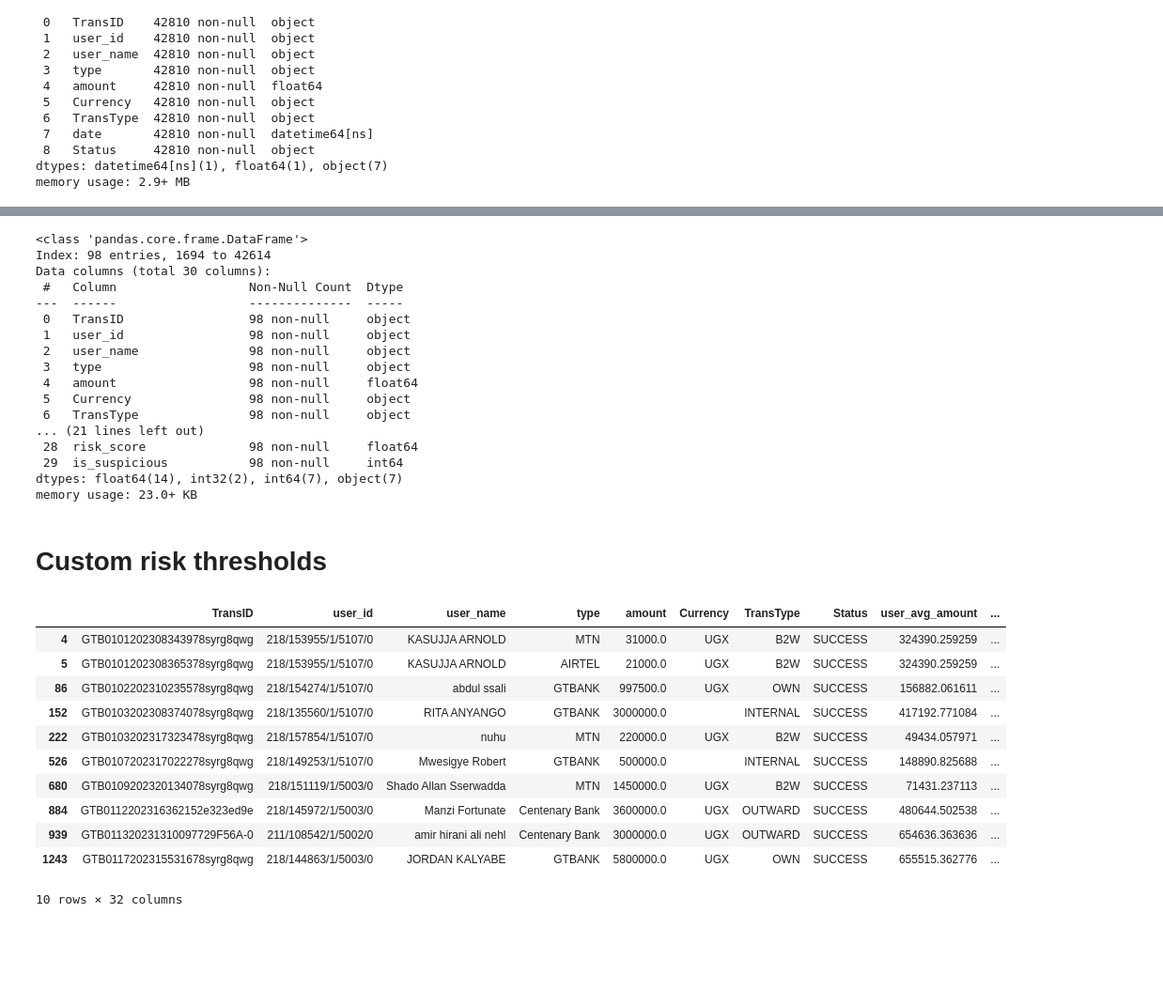
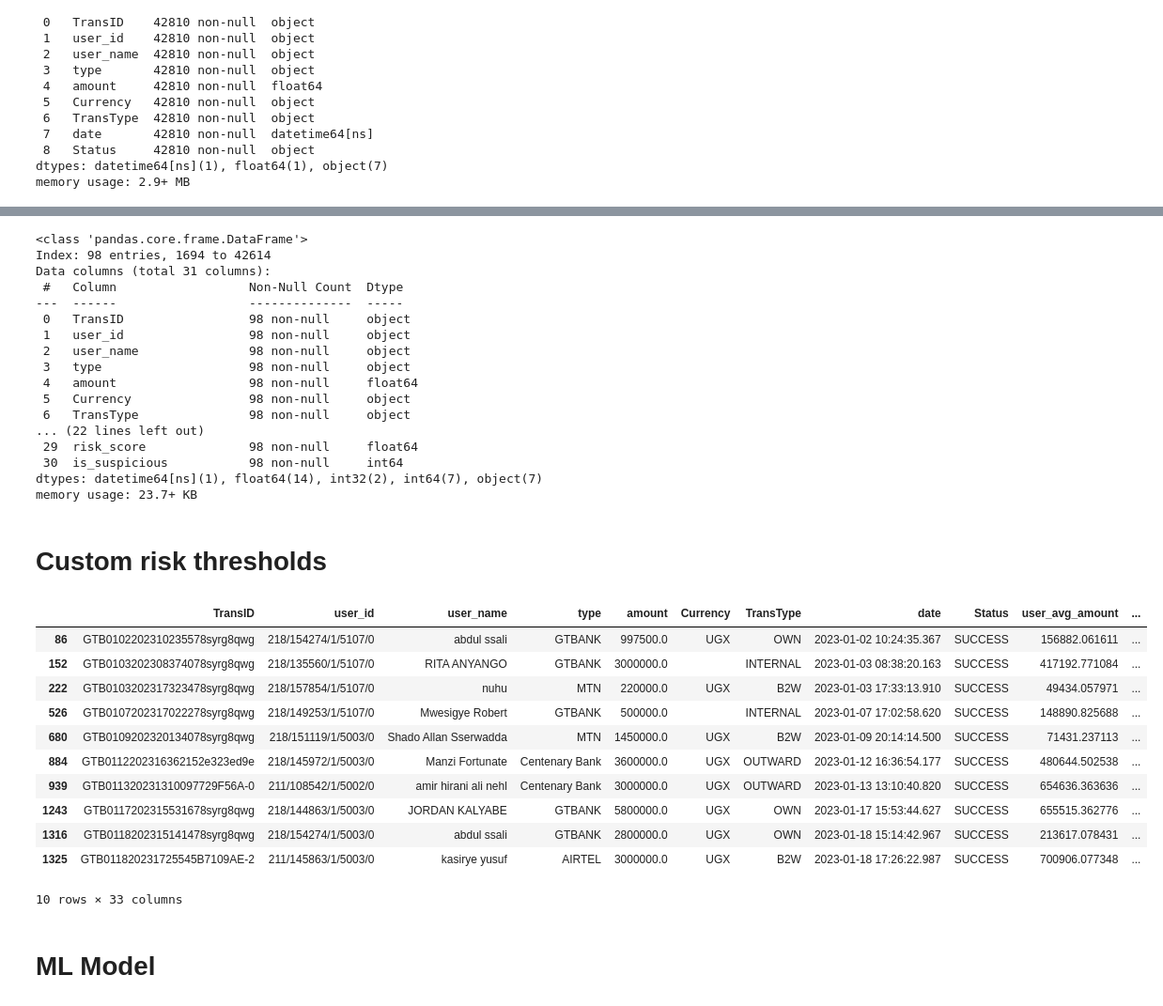
Before and after one commit to patrickhamzaokello/ColabFavourites, a Jupyter notebook: GtbankFraud1.ipynb, the cells around one changed output, grey strips where cells are left out. Shown: that part at 94% size. Saved outputs shown, nothing was run; the diff lists cells and outputs as text; code cells hidden in the pictures; blank space fills up the shorter version.

```diff
--- a/GtbankFraud1.ipynb
+++ b/GtbankFraud1.ipynb
@@ -76,7 +76,7 @@ def engineer_fraud_features(df, user_baselines=None, risk_thresholds=None):
     Create features for fraud detection and flag suspicious transactions.
 
     Parameters:
-    df: DataFrame with columns [transaction_id, date, amount, user_id, type, is_fraud]
+    df: DataFrame with columns [transaction_id, date, amount, user_id, type, is_suspicious]
     user_baselines: dict with user-specific thresholds (optional)
     risk_thresholds: dict with risk scoring thresholds (optional)
 
@@ -120,6 +120,10 @@ def engineer_fraud_features(df, user_baselines=None, risk_thresholds=None):
     def count_recent_tx(group, hours=24):
         # Reset index to access 'date' as a column
         group = group.reset_index(drop=True)
+
+        if len(group) == 1:
+            return pd.Series([0])
+
         def count_for_row(row):
             time_window = row['date'] - timedelta(hours=hours)
             return len(group[(group['date'] <= row['date']) &
@@ -144,6 +148,9 @@ def engineer_fraud_features(df, user_baselines=None, risk_thresholds=None):
     def amount_velocity(group, hours=24):
         # Reset index to access 'date' as a column
         group = group.reset_index(drop=True)
+        if len(group) == 1:
+            return pd.Series([0])
+
         def velocity_for_row(row):
             time_window = row['date'] - timedelta(hours=hours)
             recent_amount = group[(group['date'] <= row['date']) &
@@ -206,7 +213,7 @@ def engineer_fraud_features(df, user_baselines=None, risk_thresholds=None):
                 features.loc[mask & (features['is_allowed_type'] == 0), 'is_suspicious'] = 1
 
     # Drop intermediate columns
-    features = features.drop(['date', 'user_preferred_type'], axis=1)
+    features = features.drop(['user_preferred_type'], axis=1)
 
     return features
 # %%
@@ -255,7 +266,7 @@ suspicious_tx.info()
 # %% [output]
 <class 'pandas.core.frame.DataFrame'>
 Index: 98 entries, 1694 to 42614
-Data columns (total 30 columns):
+Data columns (total 31 columns):
  #   Column                  Non-Null Count  Dtype
 ---  ------                  --------------  -----
  0   TransID                 98 non-null     object
@@ -265,11 +276,11 @@ Data columns (total 30 columns):
  4   amount                  98 non-null     float64
  5   Currency                98 non-null     object
  6   TransType               98 non-null     object
-... (21 lines left out)
- 28  risk_score              98 non-null     float64
- 29  is_suspicious           98 non-null     int64
-dtypes: float64(14), int32(2), int64(7), object(7)
-memory usage: 23.0+ KB
+... (22 lines left out)
+ 29  risk_score              98 non-null     float64
+ 30  is_suspicious           98 non-null     int64
+dtypes: datetime64[ns](1), float64(14), int32(2), int64(7), object(7)
+memory usage: 23.7+ KB
 # %% [markdown]
 # Custom risk thresholds
 # %%
@@ -289,26 +300,28 @@ user_baselines = {
     }
 }
 
-features = engineer_fraud_features(
+features_more = engineer_fraud_features(
     selected_df,
     user_baselines=user_baselines,
     risk_thresholds=risk_thresholds
 )
 # %%
 # View suspicious transactions
-suspicious_tx = features[features['is_suspicious'] == 1]
+suspicious_tx = features_more[features_more['is_suspicious'] == 1]
 
 suspicious_tx.head(10)
 # %% [output]
-|  | TransID | user_id | user_name | type | amount | Currency | TransType | Status | user_avg_amount | ... |
-| 4 | GTB0101202308343978syrg8qwg | 218/153955/1/5107/0 | KASUJJA ARNOLD | MTN | 31000.0 | UGX | B2W | SUCCESS | 324390.259259 | ... |
-| 5 | GTB0101202308365378syrg8qwg | 218/153955/1/5107/0 | KASUJJA ARNOLD | AIRTEL | 21000.0 | UGX | B2W | SUCCESS | 324390.259259 | ... |
-| 86 | GTB0102202310235578syrg8qwg | 218/154274/1/5107/0 | abdul ssali | GTBANK | 997500.0 | UGX | OWN | SUCCESS | 156882.061611 | ... |
-| 152 | GTB0103202308374078syrg8qwg | 218/135560/1/5107/0 | RITA ANYANGO | GTBANK | 3000000.0 |  | INTERNAL | SUCCESS | 417192.771084 | ... |
-| 222 | GTB0103202317323478syrg8qwg | 218/157854/1/5107/0 | nuhu | MTN | 220000.0 | UGX | B2W | SUCCESS | 49434.057971 | ... |
-| 526 | GTB0107202317022278syrg8qwg | 218/149253/1/5107/0 | Mwesigye Robert | GTBANK | 500000.0 |  | INTERNAL | SUCCESS | 148890.825688 | ... |
-| 680 | GTB0109202320134078syrg8qwg | 218/151119/1/5003/0 | Shado Allan Sserwadda | MTN | 1450000.0 | UGX | B2W | SUCCESS | 71431.237113 | ... |
-| 884 | GTB0112202316362152e323ed9e | 218/145972/1/5003/0 | Manzi Fortunate | Centenary Bank | 3600000.0 | UGX | OUTWARD | SUCCESS | 480644.502538 | ... |
-| 939 | GTB011320231310097729F56A-0 | 211/108542/1/5002/0 | amir hirani ali nehl | Centenary Bank | 3000000.0 | UGX | OUTWARD | SUCCESS | 654636.363636 | ... |
-| 1243 | GTB0117202315531678syrg8qwg | 218/144863/1/5003/0 | JORDAN KALYABE | GTBANK | 5800000.0 | UGX | OWN | SUCCESS | 655515.362776 | ... |
+|  | TransID | user_id | user_name | type | amount | Currency | TransType | date | Status | user_avg_amount | ... |
+| 86 | GTB0102202310235578syrg8qwg | 218/154274/1/5107/0 | abdul ssali | GTBANK | 997500.0 | UGX | OWN | 2023-01-02 10:24:35.367 | SUCCESS | 156882.061611 | ... |
+| 152 | GTB0103202308374078syrg8qwg | 218/135560/1/5107/0 | RITA ANYANGO | GTBANK | 3000000.0 |  | INTERNAL | 2023-01-03 08:38:20.163 | SUCCESS | 417192.771084 | ... |
+| 222 | GTB0103202317323478syrg8qwg | 218/157854/1/5107/0 | nuhu | MTN | 220000.0 | UGX | B2W | 2023-01-03 17:33:13.910 | SUCCESS | 49434.057971 | ... |
+| 526 | GTB0107202317022278syrg8qwg | 218/149253/1/5107/0 | Mwesigye Robert | GTBANK | 500000.0 |  | INTERNAL | 2023-01-07 17:02:58.620 | SUCCESS | 148890.825688 | ... |
+| 680 | GTB0109202320134078syrg8qwg | 218/151119/1/5003/0 | Shado Allan Sserwadda | MTN | 1450000.0 | UGX | B2W | 2023-01-09 20:14:14.500 | SUCCESS | 71431.237113 | ... |
+| 884 | GTB0112202316362152e323ed9e | 218/145972/1/5003/0 | Manzi Fortunate | Centenary Bank | 3600000.0 | UGX | OUTWARD | 2023-01-12 16:36:54.177 | SUCCESS | 480644.502538 | ... |
+| 939 | GTB011320231310097729F56A-0 | 211/108542/1/5002/0 | amir hirani ali nehl | Centenary Bank | 3000000.0 | UGX | OUTWARD | 2023-01-13 13:10:40.820 | SUCCESS | 654636.363636 | ... |
+| 1243 | GTB0117202315531678syrg8qwg | 218/144863/1/5003/0 | JORDAN KALYABE | GTBANK | 5800000.0 | UGX | OWN | 2023-01-17 15:53:44.627 | SUCCESS | 655515.362776 | ... |
+| 1316 | GTB0118202315141478syrg8qwg | 218/154274/1/5003/0 | abdul ssali | GTBANK | 2800000.0 | UGX | OWN | 2023-01-18 15:14:42.967 | SUCCESS | 213617.078431 | ... |
+| 1325 | GTB011820231725545B7109AE-2 | 211/145863/1/5003/0 | kasirye yusuf | AIRTEL | 3000000.0 | UGX | B2W | 2023-01-18 17:26:22.987 | SUCCESS | 700906.077348 | ... |
-10 rows × 32 columns
+10 rows × 33 columns
+# %% [markdown]
+# ML Model
```
Also changed, not shown: parts of 5 cells of this notebook.
